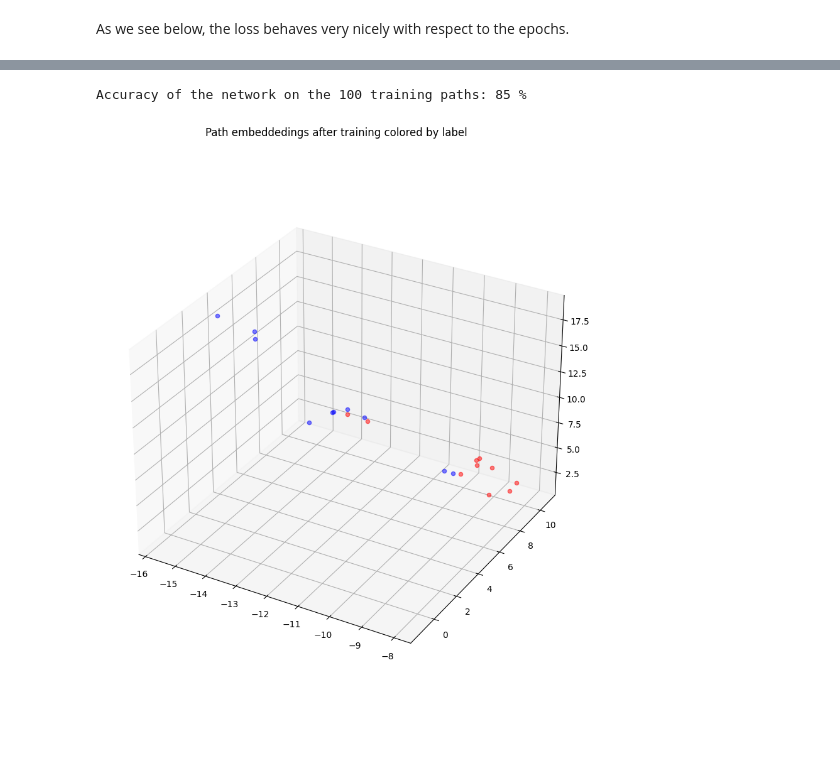
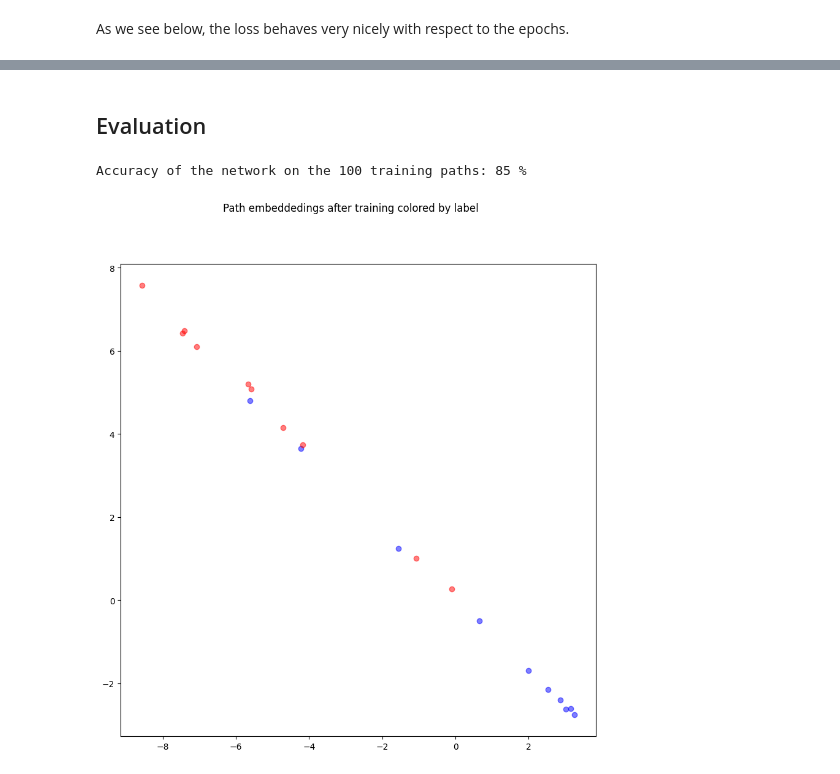
Before and after one commit to aidos-lab/neural-k-forms, a Jupyter notebook: path-classification.ipynb, the cells around one changed output, grey strips where cells are left out. Drawn from its saved outputs; the diff is of its cells as text; code cells hidden in the pictures; blank space fills up the shorter version.

```diff
--- a/path-classification.ipynb
+++ b/path-classification.ipynb
@@ -480,13 +235,0 @@ labels = torch.nn.functional.one_hot(torch.tensor(labels).to(torch.int64))
-# %%
-fig, ax = plt.subplots(1,1,figsize = (10,10))
-
-for i in range(5):
-
-
-    plot_points(paths[0+i], ax, color = 'green', alpha = 0.6, linewidth = 2)
-
-    plot_points(paths[100+i], ax, color = 'red', alpha = 0.6, linewidth = 2)
-
-    plot_points(paths[200+i], ax, color = 'blue', alpha = 0.6, linewidth = 2)
-
-plt.show()
@@ -507,7 +238,7 @@ def path_length(path):
 # %% [markdown]
 First up, we initialise the vector field as a simple MLP with ReLU activations.
 # %%
-c = 3 # number of features/columns in cochain data matrix
+c = 2 # number of features/columns in cochain data matrix - in this example, this is the number of classes
 n = 10
 
 vf = nn.Sequential(
@@ -543,3 +250,0 @@ tensor([[ 1.7614],
-# %%
-p = path_to_chain(paths[0])
-gen_CDM2(vf,p).shape
@@ -581,9 +285,9 @@ for j in range(epochs):
         p = batch_paths[i]
         l = batch_labels[i]
 
-        p = path_to_chain(p)
+        p = cl.path_to_chain(p)
 
-        X = gen_CDM2(vf, p, d = 5)
+        X = cl.gen_CDM(vf, p, d = 5)
 
         X = torch.sum(X, axis = 0)
 
@@ -693,3 +396,5 @@ test_x
+# %% [markdown]
+## Evaluation
 # %%
 test_paths = test_x
 test_labels = test_y
@@ -697,7 +402,7 @@ test_labels = test_y
 # make a 3d scatter plot of vf evaluated on the set of paths, colored by labels
 fig = plt.figure(figsize=(10,10))
 
-ax = fig.add_subplot(111, projection='3d')
+ax = fig.add_subplot(111)
 
 # evaluate the accuracy of the classifier on the training data
 correct = 0
@@ -705,37 +410,35 @@ total = 0
 
 for i in range(len(paths)):
 
         p = test_paths[i]
         l = test_labels[i]
 
-        p = path_to_chain(p)
-        X = gen_CDM2(vf, p)
+        p = cl.path_to_chain(p)
+        X = cl.gen_CDM(vf, p)
 
         X = torch.sum(X, dim = 0)
 
         lb = torch.argmax(l)
 
         pred = torch.argmax(torch.nn.functional.softmax(X))
 
         if pred == torch.argmax(l):
                 correct += 1
         total += 1
 
 
         if lb == 0:
-            ax.scatter(X[0].detach().numpy(), X[1].detach().numpy(), X[2].detach().numpy(), color = 'green', alpha = 0.5)
+            ax.scatter(X[0].detach().numpy(), X[1].detach().numpy(), color = 'blue', alpha = 0.5)
         elif lb == 1:
-            ax.scatter(X[0].detach().numpy(), X[1].detach().numpy(), X[2].detach().numpy(), color = 'red', alpha = 0.5)
-        elif lb == 2:
-            ax.scatter(X[0].detach().numpy(), X[1].detach().numpy(), X[2].detach().numpy(), color = 'blue', alpha = 0.5)
+            ax.scatter(X[0].detach().numpy(), X[1].detach().numpy(), color = 'red', alpha = 0.5)
 
 
 print('Accuracy of the network on the 100 training paths: %d %%' % (100 * correct / total))
 
 # add a title to the figure
 fig.suptitle('Path embeddedings after training colored by label')
 
 plt.show()
 # %% [output]
 Accuracy of the network on the 100 training paths: 85 %
-[figure, old version]
+[figure, new version]
```
Also changed, not shown: parts of 66 cells of this notebook.
